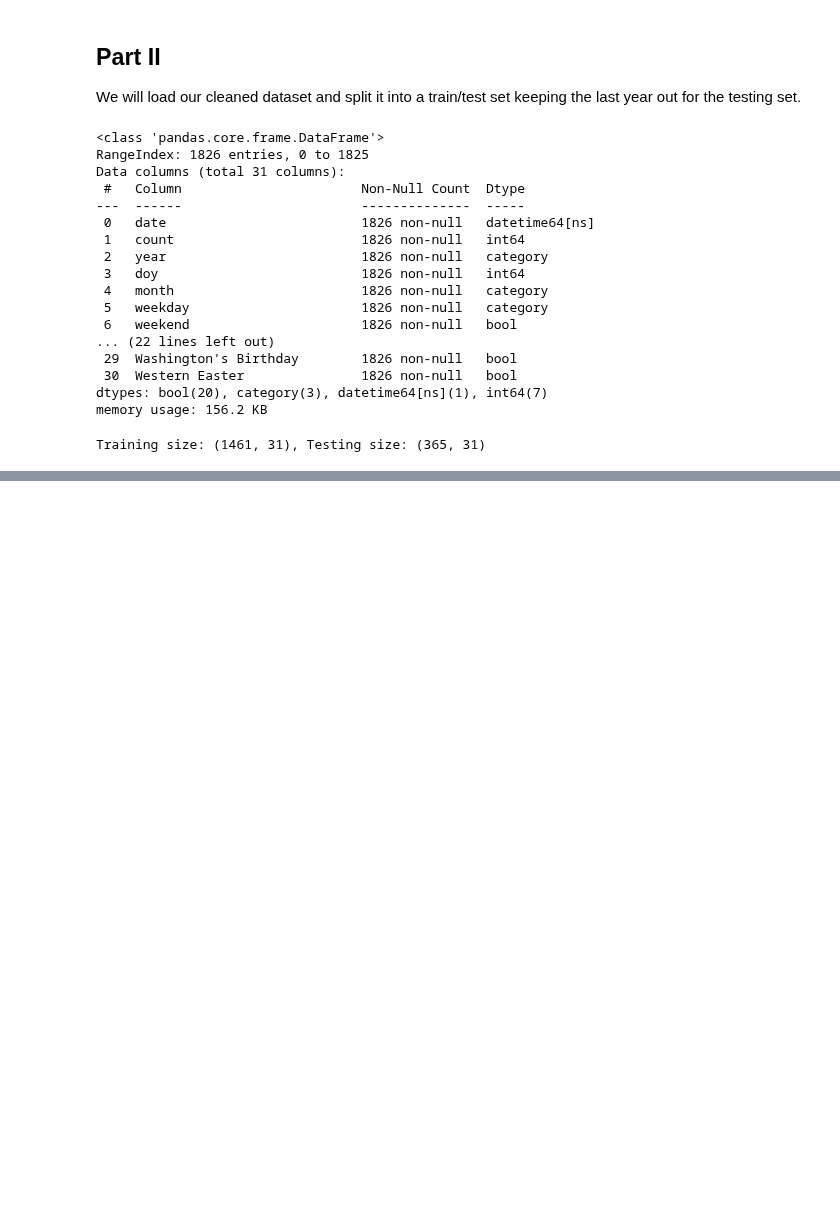
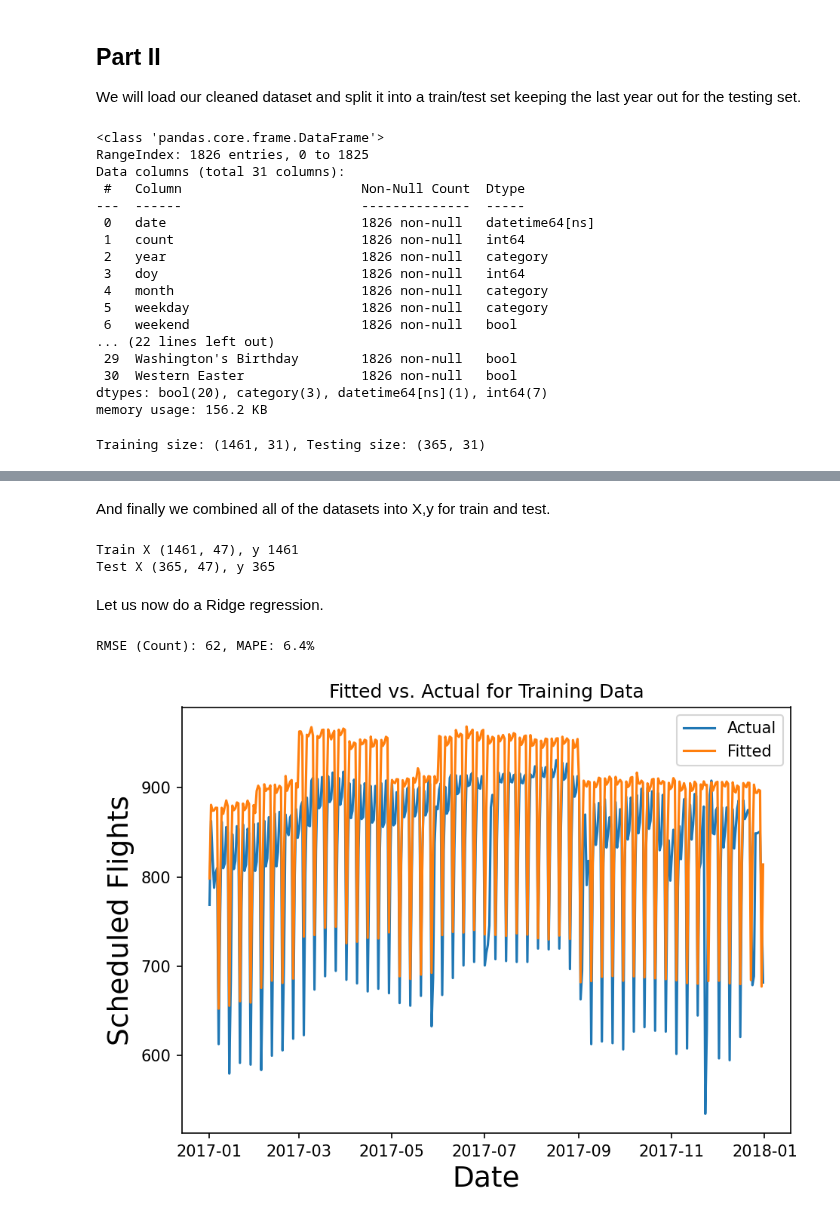
Before and after one commit to jmfb/CS5610, a Jupyter notebook: m5p5/M5 Project 5.2 - Trends.ipynb, the cells around one changed output, grey strips where cells are left out. Drawn from its saved outputs; the diff is of its cells as text; code cells hidden in the pictures; blank space fills up the shorter version.

```diff
--- a/m5p5/M5 Project 5.2 - Trends.ipynb
+++ b/m5p5/M5 Project 5.2 - Trends.ipynb
@@ -67,0 +96,2 @@ Linear Regression: r = -0.23832437454041616, p = 2.5812714220214682e-20, se = 0.
+# %%
+test_day_serial = test_df.date.apply(lambda value: (value - first_date).days + 1)
@@ -67,0 +100,40 @@ Linear Regression: r = -0.23832437454041616, p = 2.5812714220214682e-20, se = 0.
+# %%
+bool_features = [
+    "weekend", "leapday",
+    "4th of July", "Christmas Day", "Christmas Eve", "Columbus Day", "Eastern Easter",
+    "Juneteenth", "Labor Day", "Labor Day Weekend", "Martin Luther King, Jr. Day",
+    "Memorial Day", "New Year's Day", "New Year’s Eve", "Thanksgiving Day",
+    "Thanksgiving Eve", "Valentine’s Day", "Veterans Day", "Washington's Birthday", "Western Easter"
+]
+train_bool = train_df[bool_features]
+test_bool = test_df[bool_features]
+# %% [markdown]
+And finally we combined all of the datasets into X,y for train and test.
+# %%
+train_X = sp.hstack((train_hot, train_num, pd.DataFrame(train_day_serial), train_bool))
+train_y = train_df['count'].values
+test_X = sp.hstack((test_hot, test_num, pd.DataFrame(test_day_serial), test_bool))
+test_y = test_df['count'].values
+print(f"Train X {train_X.shape}, y {len(train_y)}")
+print(f"Test X {test_X.shape}, y {len(test_y)}")
+# %% [output]
+Train X (1461, 47), y 1461
+Test X (365, 47), y 365
+# %% [markdown]
+Let us now do a Ridge regression.
+# %%
+model = Ridge(random_state=777, positive=True)
+model.fit(train_X, train_y)
+pred_y = model.predict(test_X)
+mse = mean_squared_error(test_y, pred_y)
+rmse = np.sqrt(mse)
+mape = mean_absolute_percentage_error(test_y, pred_y)
+print(f"RMSE (Count): {rmse:,.0f}, MAPE: {mape:.1%}")
+# %% [output]
+RMSE (Count): 62, MAPE: 6.4%
+# %%
+plot = sns.lineplot(x=test_df.date, y=test_y, label='Actual')
+sns.lineplot(x=test_df.date, y=pred_y, label='Fitted')
+plot.set(title='Fitted vs. Actual for Training Data', xlabel='Date', ylabel='Scheduled Flights');
+# %% [output]
+[figure, added]
```
Also changed, not shown: parts of 18 cells of this notebook, 2 other files.
